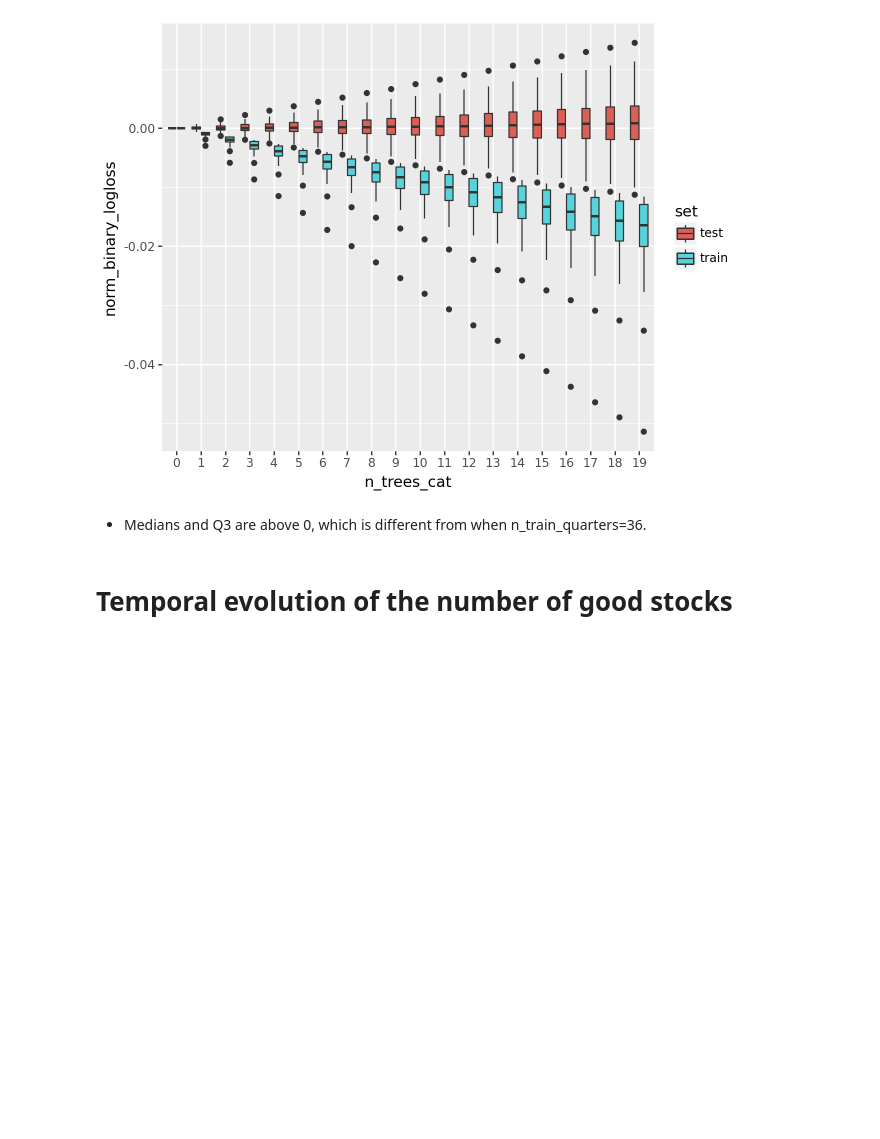
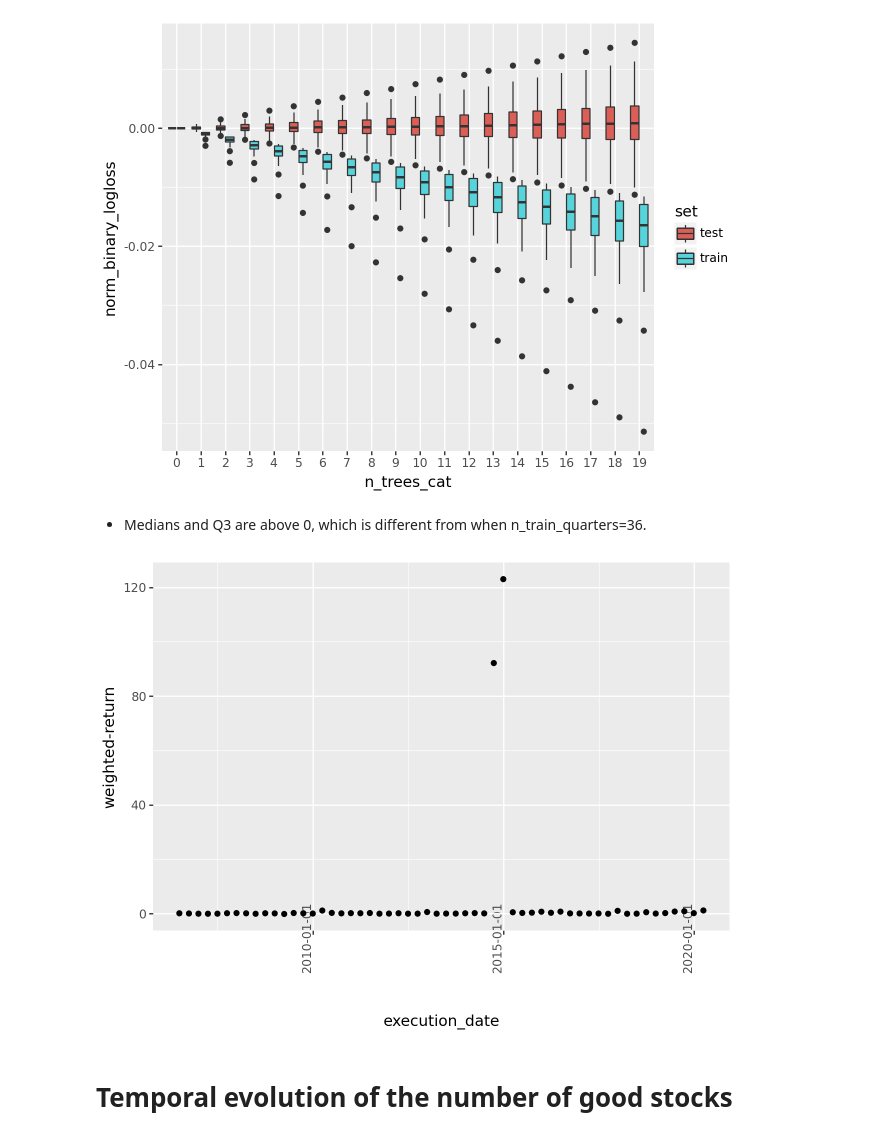
Before and after one commit to raqueel-ff/zrive-ds, a Jupyter notebook: src/module_5/module5.ipynb, the cells around one changed output. Cells and saved outputs as stored; diff of their text form; code cells hidden in the pictures; blank space fills up the shorter version.

```diff
--- a/src/module_5/module5.ipynb
+++ b/src/module_5/module5.ipynb
@@ -1059,6 +1063,18 @@ ggplot(data_12_quar, aes(x='n_trees_cat',y='norm_binary_logloss',fill="set")) +
 [figure]
 # %% [markdown]
 - Medians and Q3 are above 0, which is different from when n_train_quarters=36.
+# %%
+test_results = parse_results_into_df("valid_0")
+train_results = parse_results_into_df("training")
+# %%
+test_results_final_tree = test_results.sort_values(["execution_date","n_trees"]).drop_duplicates("execution_date",keep = "last")
+train_results_final_tree = train_results.sort_values(["execution_date","n_trees"]).drop_duplicates("execution_date",keep = "last")
+test_results_final_tree['execution_date'] = pd.to_datetime(test_results_final_tree['execution_date'])
+train_results_final_tree['execution_date'] = pd.to_datetime(train_results_final_tree['execution_date'])
+# %%
+ggplot(test_results_final_tree) + geom_point(aes(x = "execution_date", y = "weighted-return")) + theme(axis_text_x = element_text(angle = 90, vjust = 0.5, hjust=1))
+# %% [output]
+[figure, added]
 # %% [markdown]
 # Temporal evolution of the number of good stocks
 # %%
```
Also changed, not shown: parts of 4 cells of this notebook.
